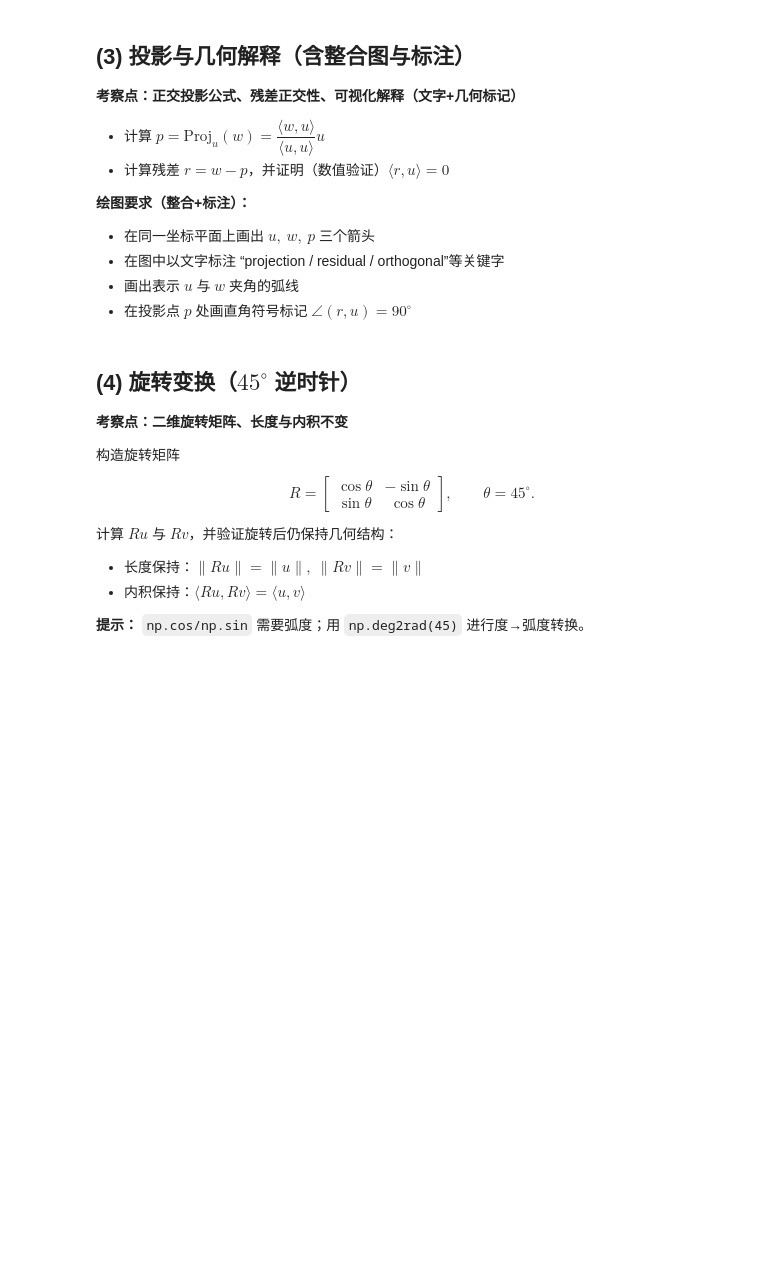
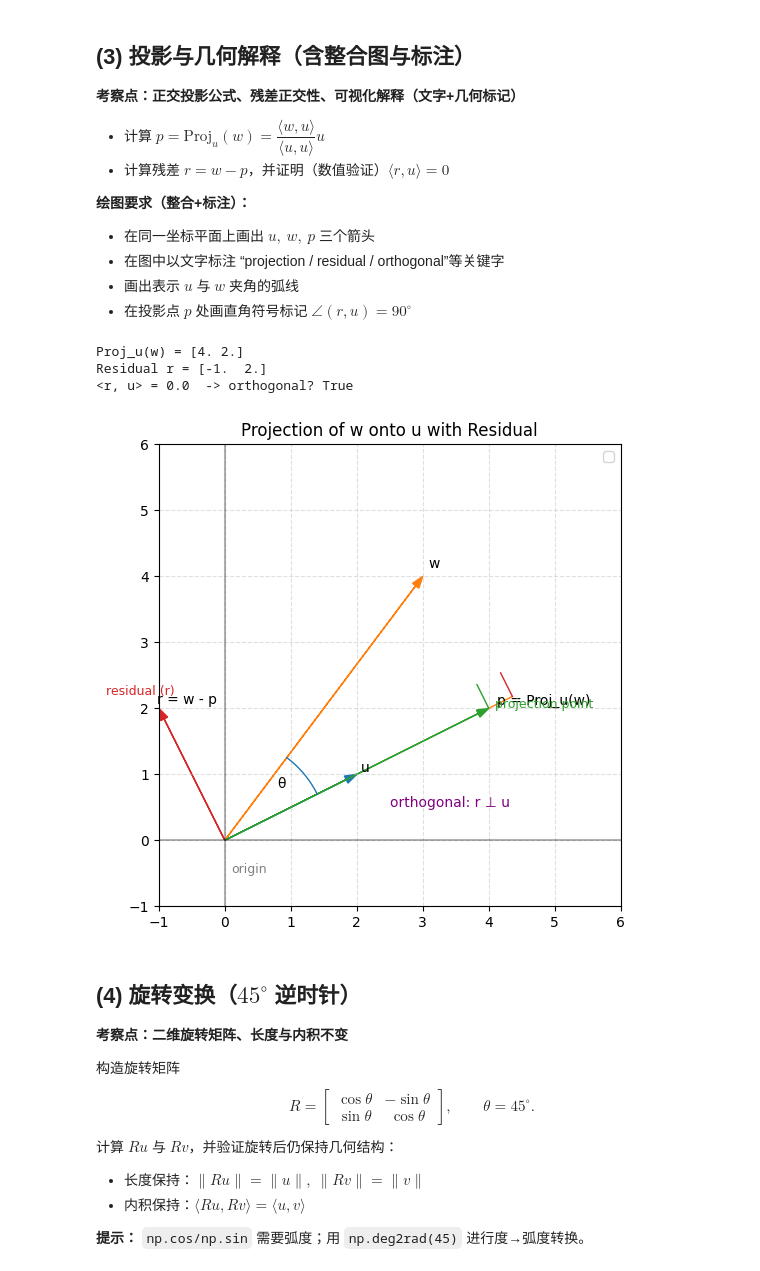
Before and after one commit to HGT158/Machine_learning, a Jupyter notebook: 实验4-练习.ipynb, the cells around one changed output. Saved outputs shown, nothing was run; the diff lists cells and outputs as text; code cells hidden in the pictures; blank space fills up the shorter version.

```diff
--- a/实验4-练习.ipynb
+++ b/实验4-练习.ipynb
@@ -510,3 +544,59 @@ plt.show()
+# %%
+# ===== 计算投影与残差 =====
+# 计算 w 在 u 上的正交投影 p
+dot_wu = np.dot(w, u)  # <w, u>
+dot_uu = np.dot(u, u)  # <u, u>
+p = (dot_wu / dot_uu) * u  # 投影公式
+
+# 计算残差 r
+r = w - p
+
+print("Proj_u(w) =", p)
+print("Residual r =", r)
+
+# 验证残差与 u 的正交性
+dot_ru = np.dot(r, u)
+print("<r, u> =", dot_ru, " -> orthogonal?", np.allclose(dot_ru, 0.0))
+
+# ===== 可视化（整合一张图 + 文本说明 + 几何标记）=====
+fig, ax = plt.subplots(figsize=(6,6))
+
+# 坐标范围调整
+lims = 6
+ax.set_xlim(-1, lims)
+ax.set_ylim(-1, lims)
+ax.set_aspect('equal', 'box')
+ax.grid(True, linestyle='--', alpha=0.4)
+ax.axhline(0, color='k', alpha=0.3)
+ax.axvline(0, color='k', alpha=0.3)
+
+# 绘制向量箭头
+draw_vector(ax, u, color='C0', label='u')
+draw_vector(ax, w, color='C1', label='w')
+draw_vector(ax, p, color='C2', label='p = Proj_u(w)')
+draw_vector(ax, r, color='C3', label='r = w - p')  # 残差向量
+
+# 文本标注关键概念
+ax.text(0.1, -0.5, "origin", fontsize=9, color='gray')
+ax.text(p[0]+0.1, p[1], "projection point", fontsize=9, color='C2')
+ax.text(r[0]-0.8, r[1]+0.2, "residual (r)", fontsize=9, color='C3')
+ax.text(2.5, 0.5, "orthogonal: r ⊥ u", fontsize=10, color='purple')
+
+# 绘制 u 与 w 的夹角弧线
+draw_angle_arc(ax, origin=np.array([0,0]), v1=u, v2=w)
+ax.text(0.8, 0.8, "θ", fontsize=10)  # 标记夹角
+
+# 在投影点 p 处绘制直角符号（标记 r 与 u 垂直）
+draw_right_angle_marker(ax, p, dir1=u, dir2=r, size=0.4)
+
+ax.set_title("Projection of w onto u with Residual")
+ax.legend(loc='upper right')
+plt.show()
+# %% [output]
+Proj_u(w) = [4. 2.]
+Residual r = [-1.  2.]
+<r, u> = 0.0  -> orthogonal? True
+[figure, added]
 # %% [markdown]
 ## (4) 旋转变换（$45^\circ$ 逆时针）
 
```
Also changed, not shown: parts of 16 cells of this notebook.
